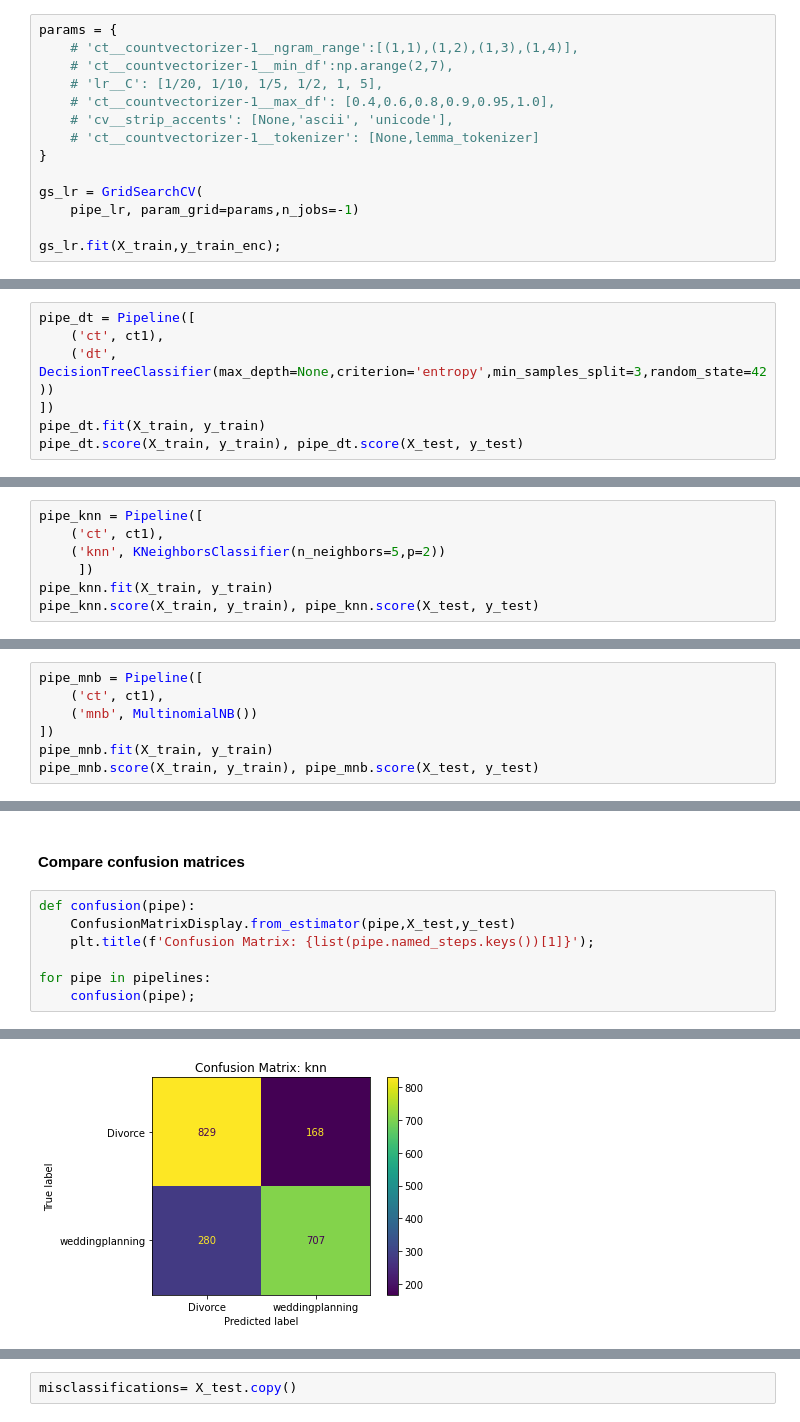
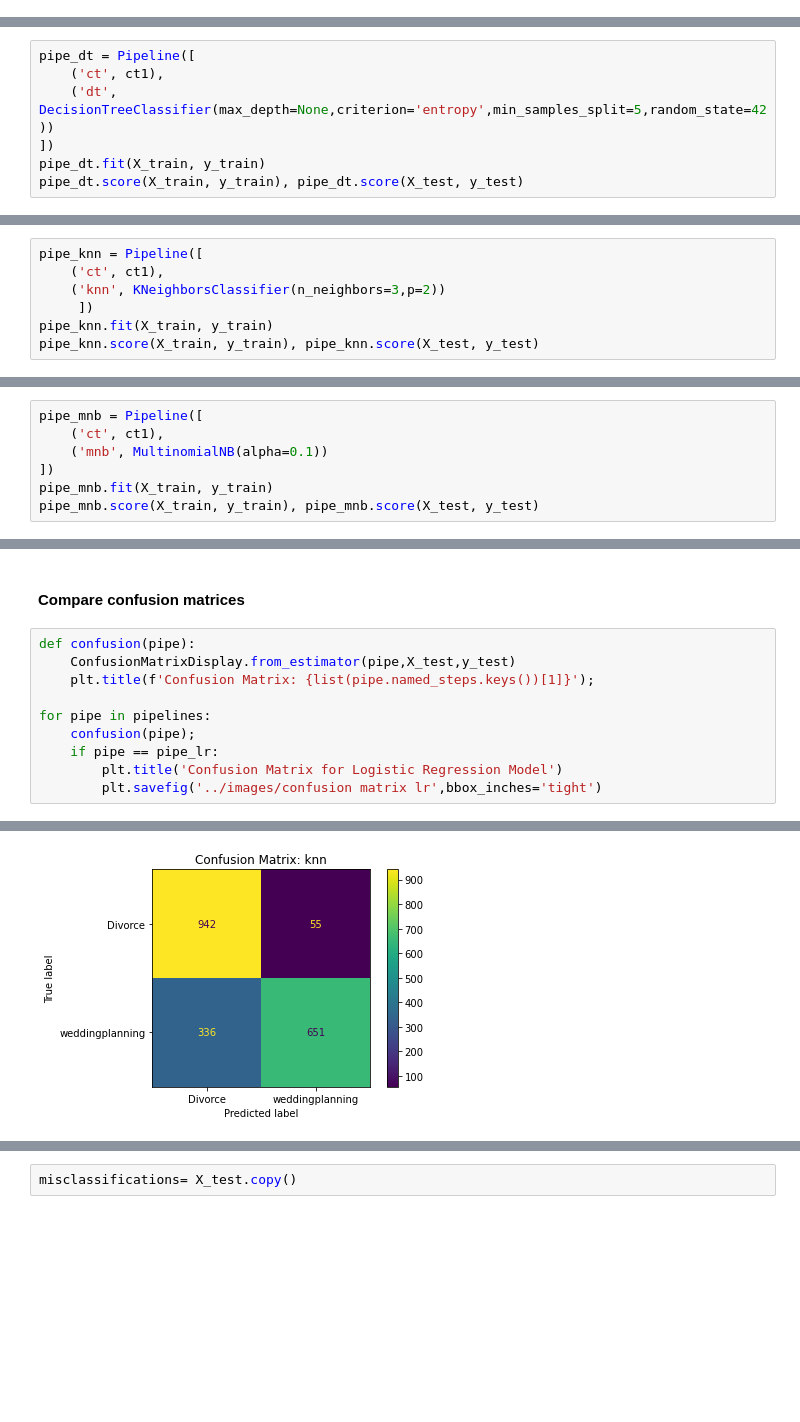
Before and after one commit to vmorenocosta/NLP-Classification-Reddit-API, a Jupyter notebook: code/02_NLP_Pipeline_Model.ipynb, the cells around one changed output, grey strips where cells are left out. Saved outputs shown, nothing was run; the diff lists cells and outputs as text; blank space fills up the shorter version.

```diff
--- a/code/02_NLP_Pipeline_Model.ipynb
+++ b/code/02_NLP_Pipeline_Model.ipynb
@@ -88,17 +88,3 @@ pipe_lr.score(X_train, y_train), pipe_lr.score(X_test, y_test)
 (0.9954614220877458, 0.9732862903225806)
 # %% [markdown]
 GridSearch
-# %%
-params = {
-    # 'ct__countvectorizer-1__ngram_range':[(1,1),(1,2),(1,3),(1,4)],
-    # 'ct__countvectorizer-1__min_df':np.arange(2,7),
-    # 'lr__C': [1/20, 1/10, 1/5, 1/2, 1, 5],
-    # 'ct__countvectorizer-1__max_df': [0.4,0.6,0.8,0.9,0.95,1.0],
-    # 'cv__strip_accents': [None,'ascii', 'unicode'],
-    # 'ct__countvectorizer-1__tokenizer': [None,lemma_tokenizer]
-}
-
-gs_lr = GridSearchCV(
-    pipe_lr, param_grid=params,n_jobs=-1)
-
-gs_lr.fit(X_train,y_train_enc);
@@ -140,7 +131,7 @@ I will feed the results back into my model. Results:
 # %%
 pipe_dt = Pipeline([
     ('ct', ct1),
-    ('dt', DecisionTreeClassifier(max_depth=None,criterion='entropy',min_samples_split=3,random_state=42))
+    ('dt', DecisionTreeClassifier(max_depth=None,criterion='entropy',min_samples_split=5,random_state=42))
 ])
 pipe_dt.fit(X_train, y_train)
 pipe_dt.score(X_train, y_train), pipe_dt.score(X_test, y_test)
@@ -184,7 +165,7 @@ I will feed the results back into my model. Results:
 # %%
 pipe_knn = Pipeline([
     ('ct', ct1),
-    ('knn', KNeighborsClassifier(n_neighbors=5,p=2))
+    ('knn', KNeighborsClassifier(n_neighbors=3,p=2))
      ])
 pipe_knn.fit(X_train, y_train)
 pipe_knn.score(X_train, y_train), pipe_knn.score(X_test, y_test)
@@ -295,7 +256,7 @@ I will feed the results back into my model. Results:
 # %%
 pipe_mnb = Pipeline([
     ('ct', ct1),
-    ('mnb', MultinomialNB())
+    ('mnb', MultinomialNB(alpha=0.1))
 ])
 pipe_mnb.fit(X_train, y_train)
 pipe_mnb.score(X_train, y_train), pipe_mnb.score(X_test, y_test)
@@ -391,4 +346,7 @@ def confusion(pipe):
 
 for pipe in pipelines:
     confusion(pipe);
+    if pipe == pipe_lr:
+        plt.title('Confusion Matrix for Logistic Regression Model')
+        plt.savefig('../images/confusion matrix lr',bbox_inches='tight')
 # %% [output]
@@ -396,5 +354,5 @@ for pipe in pipelines:
 [figure]
-[figure, old version]
+[figure, new version]
 [figure]
 [figure]
 [figure]
```
Also changed, not shown: parts of 35 cells of this notebook, 5 other files.
